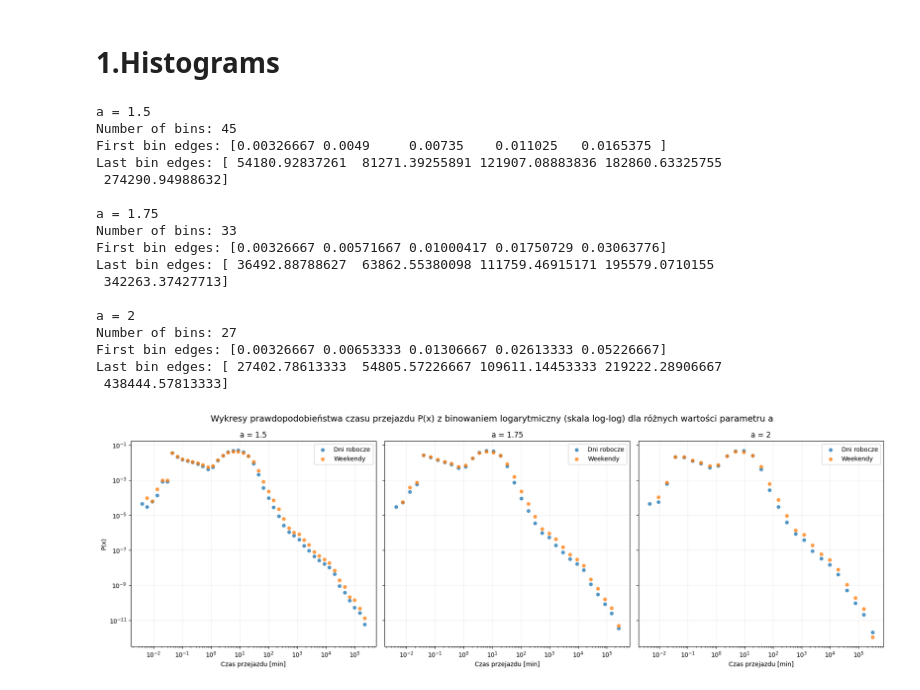
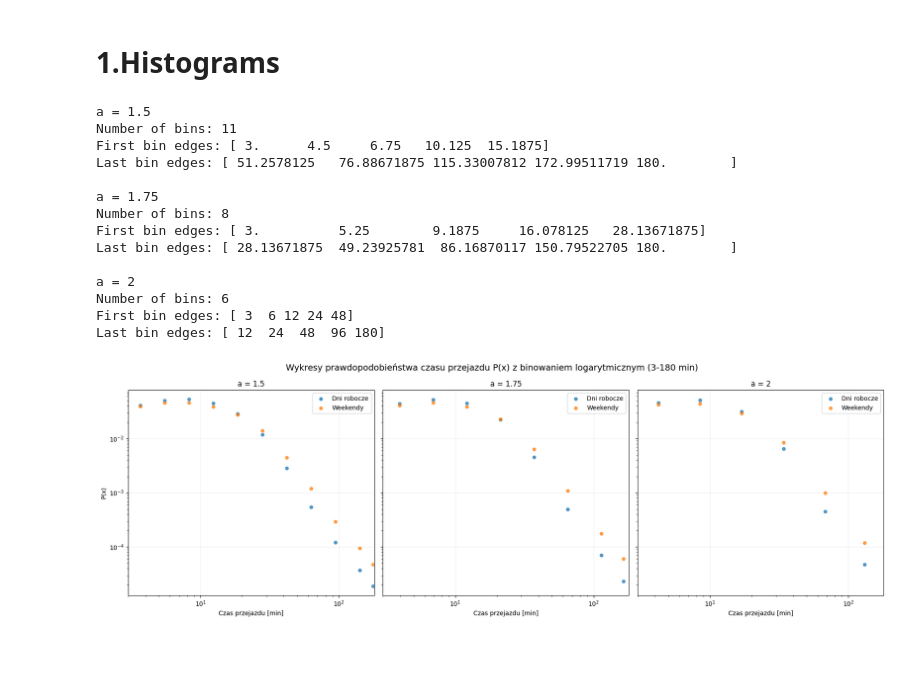
Before and after one commit to ArturWerys/london-bike-network-analysis, a Jupyter notebook: 06_duration_distribution_loglog.ipynb, the cells around one changed output. Drawn from its saved outputs; the diff is of its cells as text; code cells hidden in the pictures; blank space fills up the shorter version.

```diff
--- a/06_duration_distribution_loglog.ipynb
+++ b/06_duration_distribution_loglog.ipynb
@@ -10,7 +10,6 @@ DATA_DIR = BASE_DIR / "Data"
 DATA_FILE = DATA_DIR / "final_trip_data.parquet"
 # %%
 dur_dist_data = pd.read_parquet(DATA_FILE)
-dur_dist_data.drop(columns=["start_station_id", "end_station_id", "start_station_name", "end_station_name", "start_lat", "start_lon","end_lat", "end_lon", "bike_id", "bike_model"], inplace=True)
 dur_dist_data["start_day_of_week"] = dur_dist_data["start_date"].dt.day_name()
 
 dur_dist_data["total_duration_minutes"] = dur_dist_data["total_duration_ms"] / 60000
@@ -19,3 +18,4 @@ dur_dist_data["duration_min_bin"] = (
 )
 
 dur_dist_data.drop(columns=["total_duration_ms"], inplace=True)
+dur_dist_data.head()
@@ -91,26 +193,21 @@ plt.show()
 # %%
 # ---------- Preparing duration data ----------
 
-duration_weekdays = dur_dist_data_weekdays[
-    dur_dist_data_weekdays["total_duration_minutes"] > 0
-]["total_duration_minutes"]
+duration_weekdays = dur_dist_data_weekdays.loc[
+    dur_dist_data_weekdays["total_duration_minutes"].between(lower_limit, upper_limit),
+    "total_duration_minutes"
+]
 
-duration_weekends = dur_dist_data_weekends[
-    dur_dist_data_weekends["total_duration_minutes"] > 0
-]["total_duration_minutes"]
+duration_weekends = dur_dist_data_weekends.loc[
+    dur_dist_data_weekends["total_duration_minutes"].between(lower_limit, upper_limit),
+    "total_duration_minutes"
+]
 
 
 # ---------- Common range ----------
 
-min_time = min(
-    duration_weekdays.min(),
-    duration_weekends.min()
-)
-
-max_time = max(
-    duration_weekdays.max(),
-    duration_weekends.max()
-)
+min_time = lower_limit
+max_time = upper_limit
 
 # ---------- Logarithmic bin edges ----------
 
@@ -118,7 +215,8 @@ def make_log_bin_edges(min_value, max_value, a):
     bin_edges = [min_value]
 
     while bin_edges[-1] < max_value:
-        bin_edges.append(bin_edges[-1] * a)
+        next_edge = bin_edges[-1] * a
+        bin_edges.append(min(next_edge, max_value))
 
     return np.array(bin_edges)
 
@@ -186,22 +284,19 @@ for a_value in a_values:
     print("Last bin edges:", bin_edges[-5:])
 # %% [output]
 a = 1.5
-Number of bins: 45
-First bin edges: [0.00326667 0.0049     0.00735    0.011025   0.0165375 ]
-Last bin edges: [ 54180.92837261  81271.39255891 121907.08883836 182860.63325755
- 274290.94988632]
+Number of bins: 11
+First bin edges: [ 3.      4.5     6.75   10.125  15.1875]
+Last bin edges: [ 51.2578125   76.88671875 115.33007812 172.99511719 180.        ]
 
 a = 1.75
-Number of bins: 33
-First bin edges: [0.00326667 0.00571667 0.01000417 0.01750729 0.03063776]
-Last bin edges: [ 36492.88788627  63862.55380098 111759.46915171 195579.0710155
- 342263.37427713]
+Number of bins: 8
+First bin edges: [ 3.          5.25        9.1875     16.078125   28.13671875]
+Last bin edges: [ 28.13671875  49.23925781  86.16870117 150.79522705 180.        ]
 
 a = 2
-Number of bins: 27
-First bin edges: [0.00326667 0.00653333 0.01306667 0.02613333 0.05226667]
-Last bin edges: [ 27402.78613333  54805.57226667 109611.14453333 219222.28906667
- 438444.57813333]
+Number of bins: 6
+First bin edges: [ 3  6 12 24 48]
+Last bin edges: [ 12  24  48  96 180]
 # %%
 # ---------- Plotting logarithmic probability density ----------
 
@@ -223,33 +318,34 @@ for ax, a_value in zip(axes, a_values):
         label="Dni robocze"
     )
 
     ax.scatter(
         results[a_value]["weekends"]["x"],
         results[a_value]["weekends"]["p"],
         s=25,
         alpha=0.75,
         color=colors["Weekendy"],
         label="Weekendy"
     )
 
     ax.set_xscale("log")
     ax.set_yscale("log")
+    ax.set_xlim(lower_limit, upper_limit)
 
     ax.set_xlabel("Czas przejazdu [min]")
     ax.set_title(f"a = {a_value}")
 
-    ax.grid(True, axis="y", alpha=0.2, which="both")
+    ax.grid(True, axis="y", alpha=0.2, which="major")
     ax.grid(True, axis="x", alpha=0.2, which="major")
     ax.legend()
 
 axes[0].set_ylabel("P(x)")
 
 fig.suptitle(
-    "Wykresy prawdopodobieństwa czasu przejazdu P(x) z binowaniem logarytmiczny (skala log-log) dla różnych wartości parametru a",
+    f"Wykresy prawdopodobieństwa czasu przejazdu P(x) z binowaniem logarytmicznym ({lower_limit}-{upper_limit} min)",
     fontsize=14
 )
 
 plt.tight_layout()
 plt.show()
 # %% [output]
-[figure, old version]
+[figure, new version]
```
Also changed, not shown: parts of 21 cells of this notebook, 8 other files.
